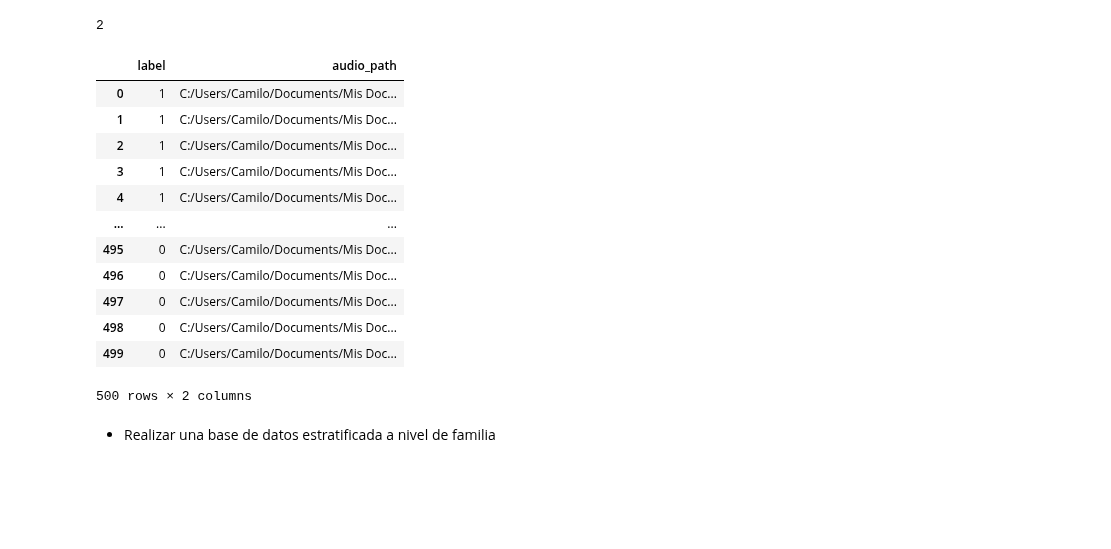
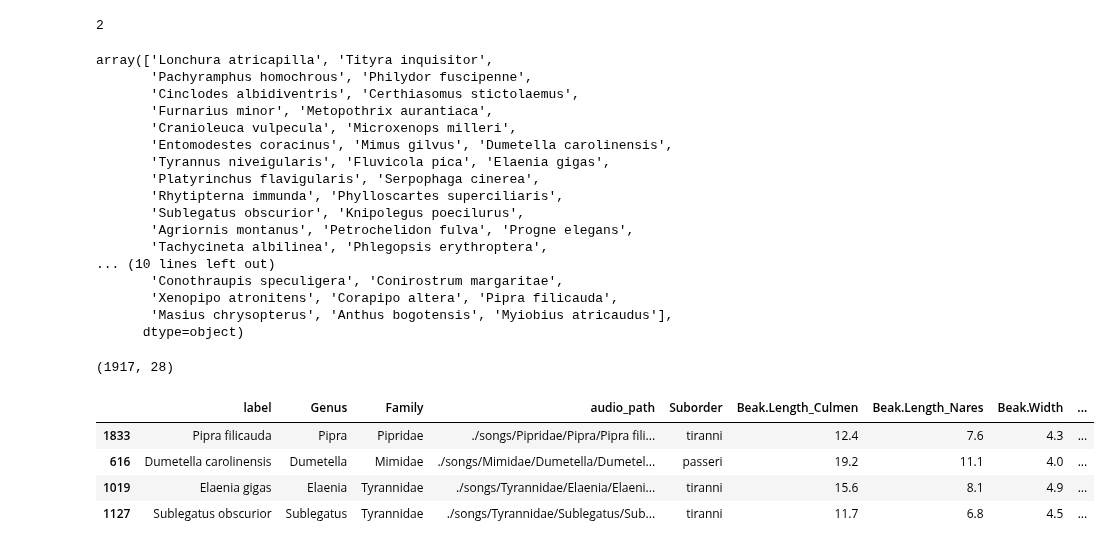
Before and after one commit to camiloacp/The-Evolutionary-Structure-of-Acoustic-Learnability-A-Deep-Learning-Approach-to-Neotropical-Birdsong, a Jupyter notebook: notebooks/01 Paths.ipynb, the cells around one changed output. Cells and saved outputs as stored; diff of their text form; code cells hidden in the pictures; blank space fills up the shorter version.

```diff
--- a/notebooks/03 Paths.ipynb
+++ b/notebooks/01 Paths.ipynb
@@ -96,3 +124,23 @@ df_merge.head()
 df_merge.Suborder.nunique()
 # %% [output]
 2
+# %%
+df_merge.Specie.unique()
+# %% [output]
+array(['Lonchura atricapilla', 'Tityra inquisitor',
+       'Pachyramphus homochrous', 'Philydor fuscipenne',
+       'Cinclodes albidiventris', 'Certhiasomus stictolaemus',
+       'Furnarius minor', 'Metopothrix aurantiaca',
+       'Cranioleuca vulpecula', 'Microxenops milleri',
+       'Entomodestes coracinus', 'Mimus gilvus', 'Dumetella carolinensis',
+       'Tyrannus niveigularis', 'Fluvicola pica', 'Elaenia gigas',
+       'Platyrinchus flavigularis', 'Serpophaga cinerea',
+       'Rhytipterna immunda', 'Phylloscartes superciliaris',
+       'Sublegatus obscurior', 'Knipolegus poecilurus',
+       'Agriornis montanus', 'Petrochelidon fulva', 'Progne elegans',
+       'Tachycineta albilinea', 'Phlegopsis erythroptera',
+... (10 lines left out)
+       'Conothraupis speculigera', 'Conirostrum margaritae',
+       'Xenopipo atronitens', 'Corapipo altera', 'Pipra filicauda',
+       'Masius chrysopterus', 'Anthus bogotensis', 'Myiobius atricaudus'],
+      dtype=object)
@@ -99,2 +149,2 @@ df_merge.Suborder.nunique()
 # %%
-df_merge = df_merge[['Suborder', 'Path']]
+df_merge = df_merge.rename(columns={'Specie':'label', 'Path': 'audio_path'})
@@ -105,16 +150,0 @@ df_sample['label'] = df_sample['label'].apply(lambda x: 1 if x == 'passeri' else
-# %%
-df_sample
-# %% [output]
-|  | label | audio_path |
-| 0 | 1 | C:/Users/Camilo/Documents/Mis Doc... |
-| 1 | 1 | C:/Users/Camilo/Documents/Mis Doc... |
-| 2 | 1 | C:/Users/Camilo/Documents/Mis Doc... |
-| 3 | 1 | C:/Users/Camilo/Documents/Mis Doc... |
-| 4 | 1 | C:/Users/Camilo/Documents/Mis Doc... |
-| ... | ... | ... |
-| 495 | 0 | C:/Users/Camilo/Documents/Mis Doc... |
-| 496 | 0 | C:/Users/Camilo/Documents/Mis Doc... |
-| 497 | 0 | C:/Users/Camilo/Documents/Mis Doc... |
-| 498 | 0 | C:/Users/Camilo/Documents/Mis Doc... |
-| 499 | 0 | C:/Users/Camilo/Documents/Mis Doc... |
-500 rows × 2 columns
@@ -125,2 +151,10 @@ df_sample.to_csv('C:/Users/Camilo/Documents/Mis Documentos/Trabajo de grado/note
-# %% [markdown]
-* Realizar una base de datos estratificada a nivel de familia
+# %%
+print(df_merge.shape)
+df_merge.sample(4)
+# %% [output]
+(1917, 28)
+|  | label | Genus | Family | audio_path | Suborder | Beak.Length_Culmen | Beak.Length_Nares | Beak.Width | ... |
+| 1833 | Pipra filicauda | Pipra | Pipridae | ./songs/Pipridae/Pipra/Pipra fili... | tiranni | 12.4 | 7.6 | 4.3 | ... |
+| 616 | Dumetella carolinensis | Dumetella | Mimidae | ./songs/Mimidae/Dumetella/Dumetel... | passeri | 19.2 | 11.1 | 4.0 | ... |
+| 1019 | Elaenia gigas | Elaenia | Tyrannidae | ./songs/Tyrannidae/Elaenia/Elaeni... | tiranni | 15.6 | 8.1 | 4.9 | ... |
+| 1127 | Sublegatus obscurior | Sublegatus | Tyrannidae | ./songs/Tyrannidae/Sublegatus/Sub... | tiranni | 11.7 | 6.8 | 4.5 | ... |
```
Also changed, not shown: parts of 16 cells of this notebook, 18 other files.
